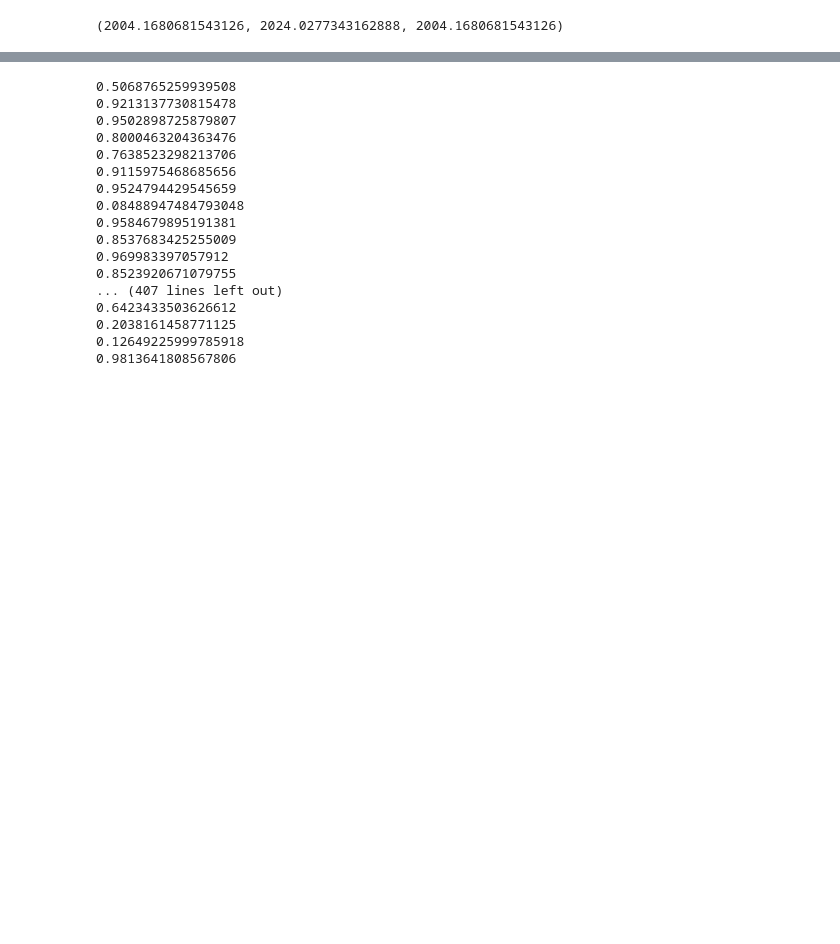
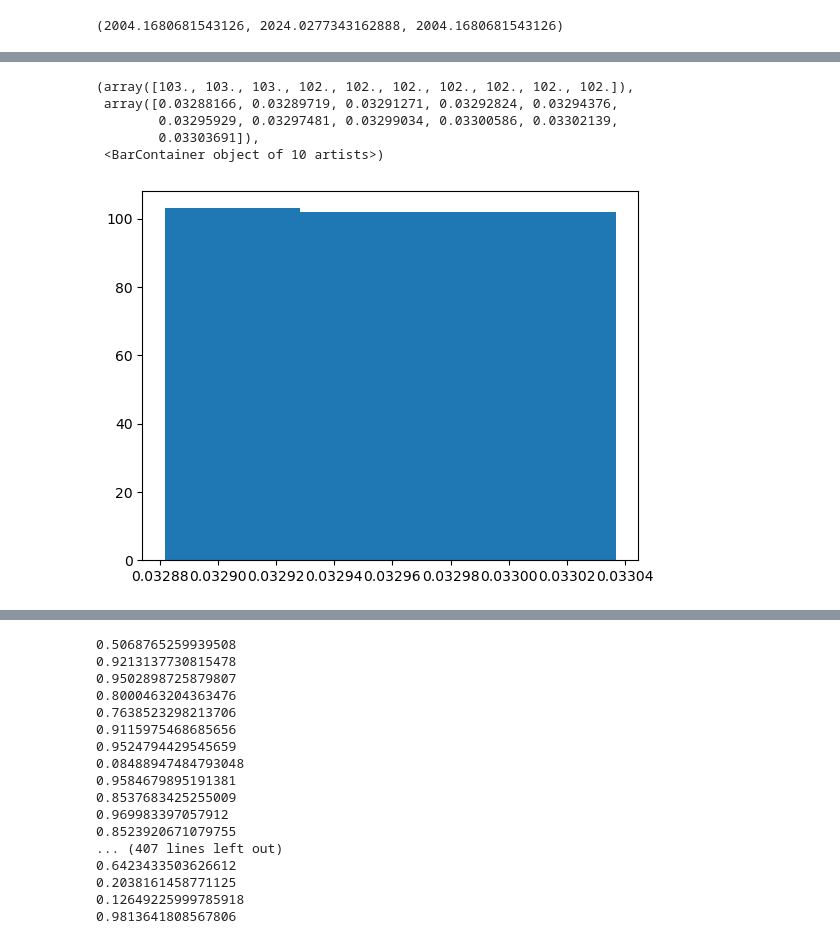
Before and after one commit to suyashk12/cgm_science, a Jupyter notebook: STIS_stitching/STIS_mask_single_exp_two_order.ipynb, the cells around one changed output, grey strips where cells are left out. Cells and saved outputs as stored; diff of their text form; code cells hidden in the pictures; blank space fills up the shorter version.

```diff
--- a/STIS_stitching/STIS_mask_single_exp_two_order.ipynb
+++ b/STIS_stitching/STIS_mask_single_exp_two_order.ipynb
@@ -75,3 +93,12 @@ array([2004.20005706, 2004.23309397, 2004.26613073, ..., 2037.85145676,
+# %%
+plt.hist(spec_order_wav_2[1:]-spec_order_wav_2[:-1])
+# %% [output]
+(array([103., 103., 103., 102., 102., 102., 102., 102., 102., 102.]),
+ array([0.03288166, 0.03289719, 0.03291271, 0.03292824, 0.03294376,
+        0.03295929, 0.03297481, 0.03299034, 0.03300586, 0.03302139,
+        0.03303691]),
+ <BarContainer object of 10 artists>)
+[figure, added]
 # %%
 plt.plot(spec_order_wav_1, spec_order_flux_1)
 plt.plot(spec_order_wav_2_shifted, spec_order_flux_2)
```
Also changed, not shown: parts of 15 cells of this notebook, 8 other files.
